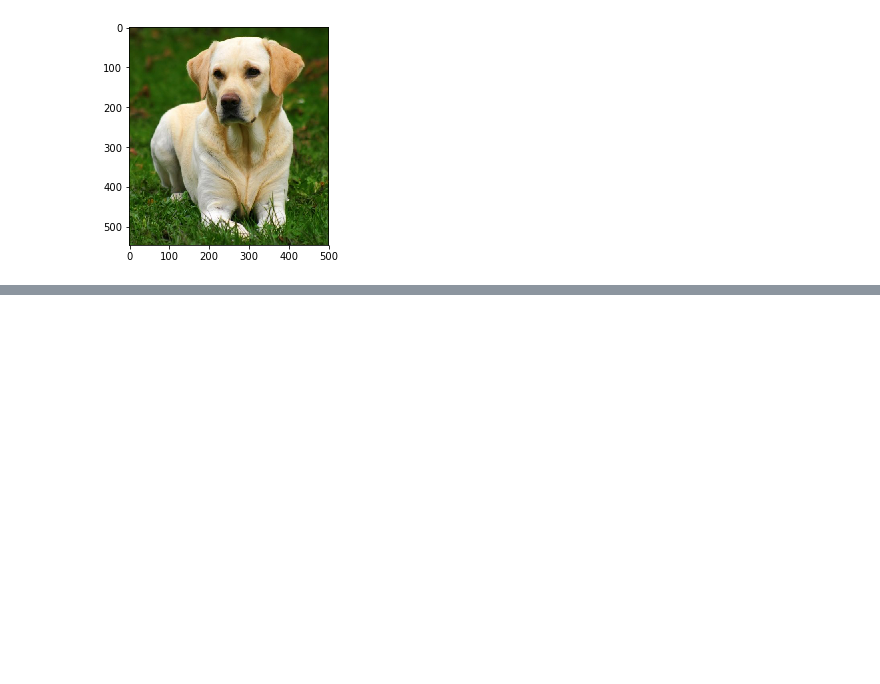
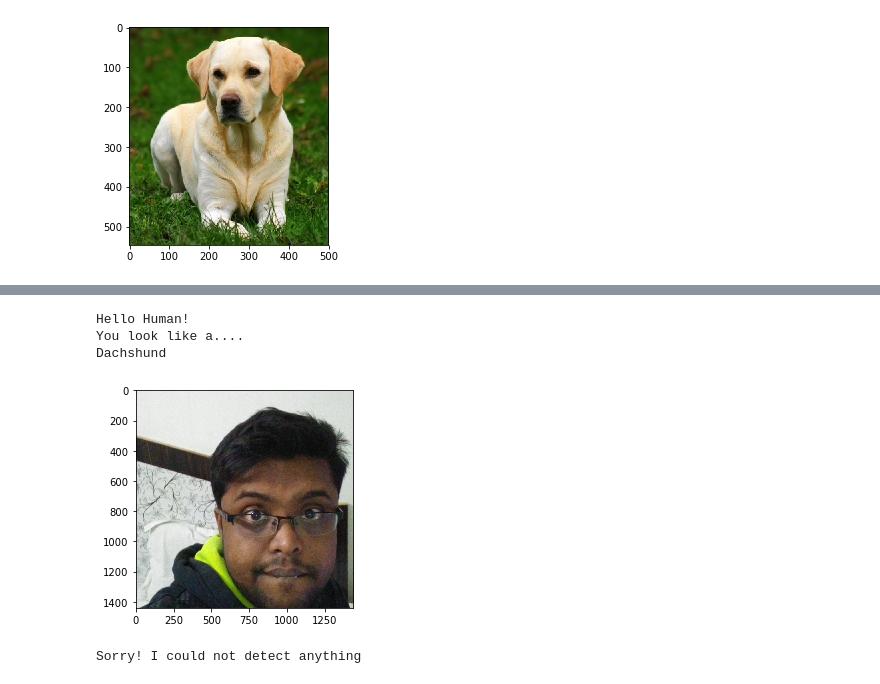
Before and after one commit to anshulprakash/dog-breed-classifier, a Jupyter notebook: dog_app.ipynb, the cells around one changed output, grey strips where cells are left out. Saved outputs shown, nothing was run; the diff lists cells and outputs as text; code cells hidden in the pictures; blank space fills up the shorter version.

```diff
--- a/dog_app.ipynb
+++ b/dog_app.ipynb
@@ -817,0 +829,11 @@ Labrador_retriever
+# %%
+algorithm('images/sumo.jpg')
+# %% [output]
+Hello Human!
+You look like a....
+Dachshund
+[figure, added]
+# %%
+algorithm('images/side.jpg')
+# %% [output]
+Sorry! I could not detect anything
```
Also changed, not shown: parts of 16 cells of this notebook, 12 other files.
